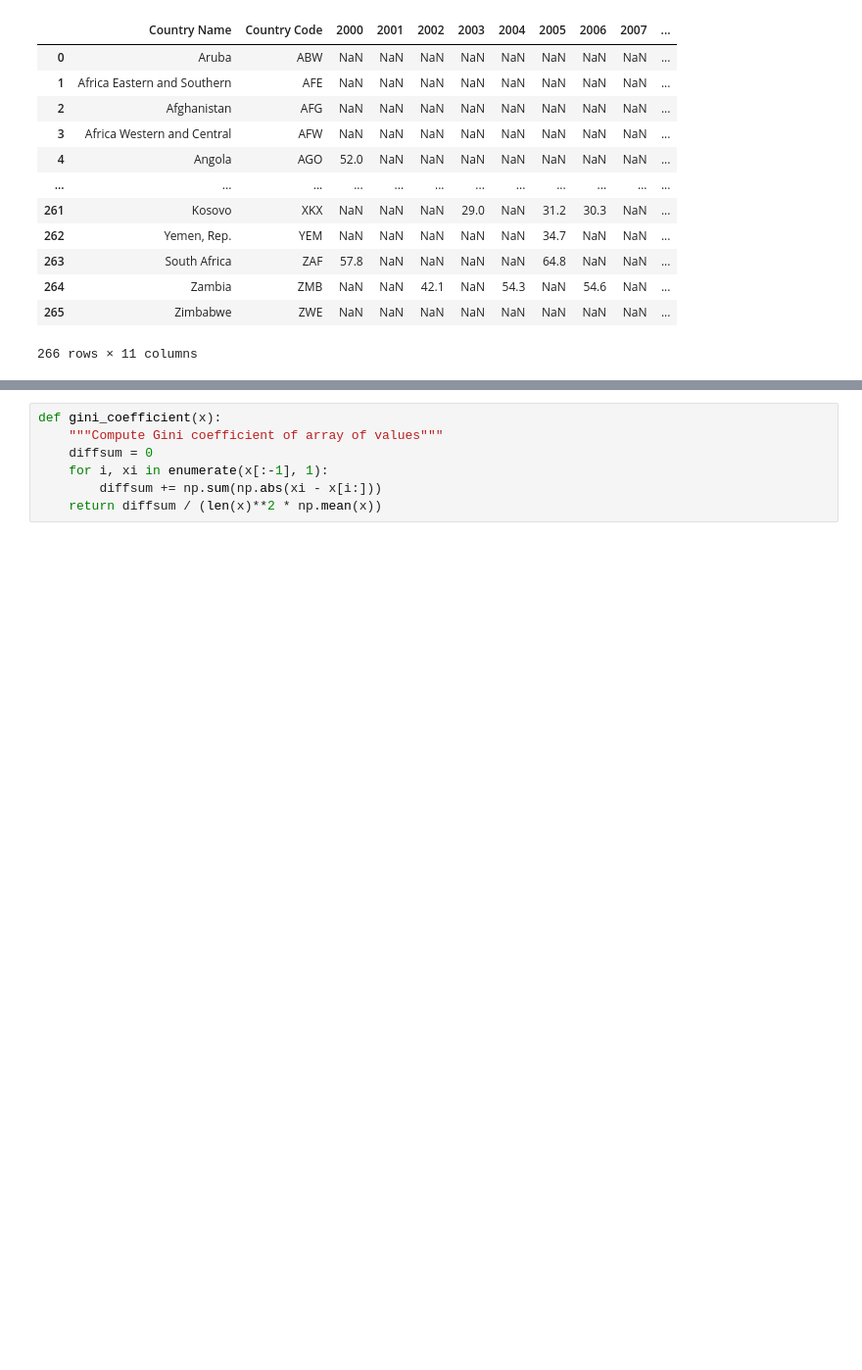
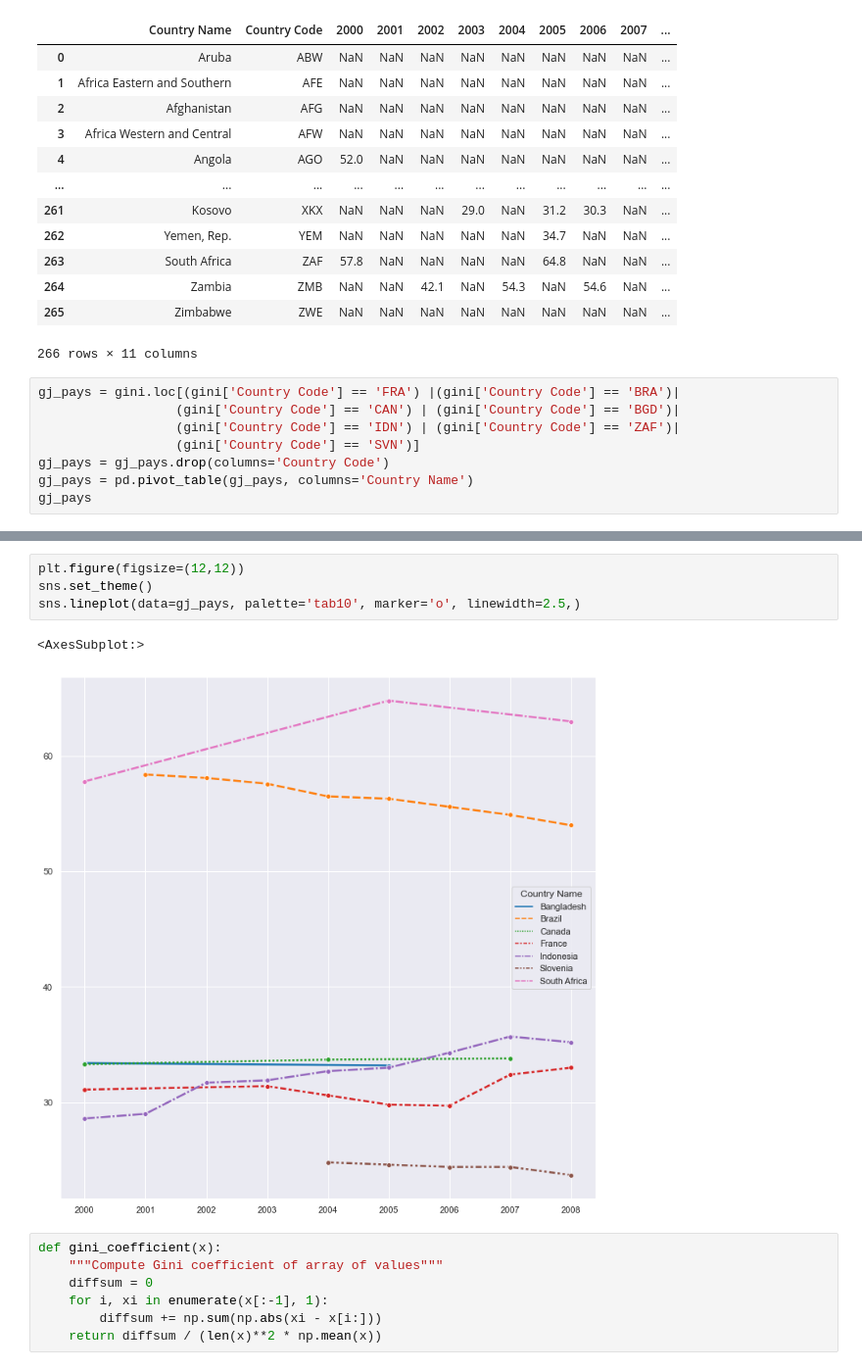
Before and after one commit to teilomillet/predictions_revenus, a Jupyter notebook: P7_01_Code.ipynb, the cells around one changed output, grey strips where cells are left out. Shown: that part at 98% size. Drawn from its saved outputs; the diff is of its cells as text; blank space fills up the shorter version.

```diff
--- a/P7_01_Code.ipynb
+++ b/P7_01_Code.ipynb
@@ -383,3 +383,11 @@ gini
 | 264 | Zambia | ZMB | NaN | NaN | 42.1 | NaN | 54.3 | NaN | 54.6 | NaN | ... |
 | 265 | Zimbabwe | ZWE | NaN | NaN | NaN | NaN | NaN | NaN | NaN | NaN | ... |
 266 rows × 11 columns
+# %%
+gj_pays = gini.loc[(gini['Country Code'] == 'FRA') |(gini['Country Code'] == 'BRA')|
+                  (gini['Country Code'] == 'CAN') | (gini['Country Code'] == 'BGD')|
+                  (gini['Country Code'] == 'IDN') | (gini['Country Code'] == 'ZAF')|
+                  (gini['Country Code'] == 'SVN')]
+gj_pays = gj_pays.drop(columns='Country Code')
+gj_pays = pd.pivot_table(gj_pays, columns='Country Name')
+gj_pays
@@ -386,3 +405,10 @@ gini
+# %%
+plt.figure(figsize=(12,12))
+sns.set_theme()
+sns.lineplot(data=gj_pays, palette='tab10', marker='o', linewidth=2.5,)
+# %% [output]
+<AxesSubplot:>
+[figure, added]
 # %%
 def gini_coefficient(x):
     """Compute Gini coefficient of array of values"""
```
Also changed, not shown: parts of 5 cells of this notebook, 1 other file.
